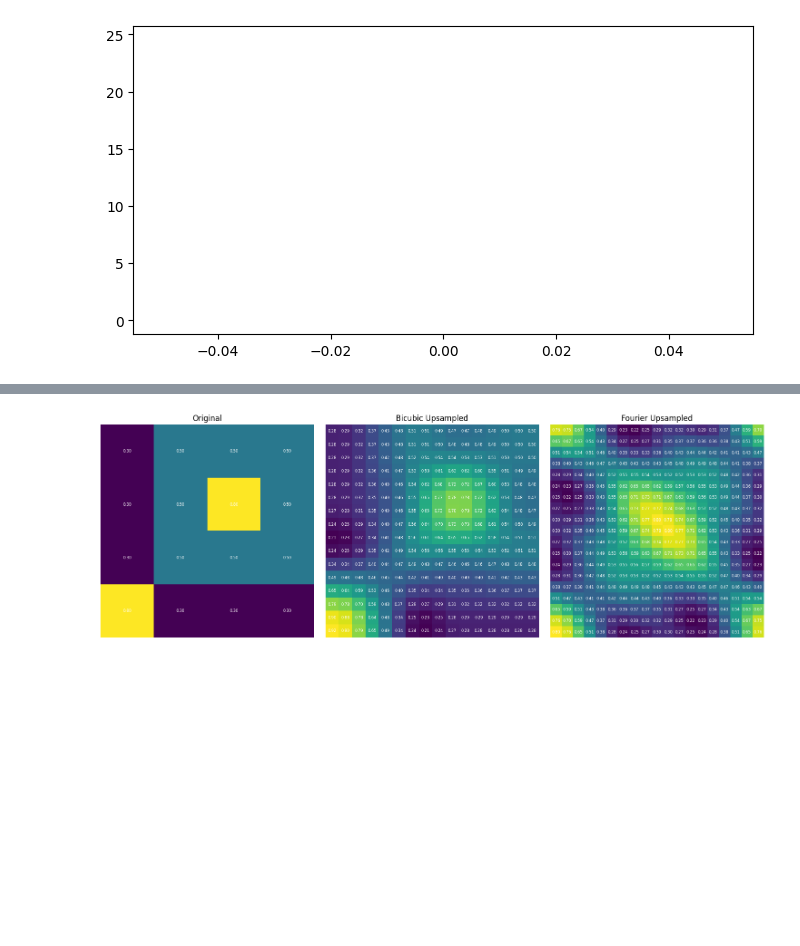
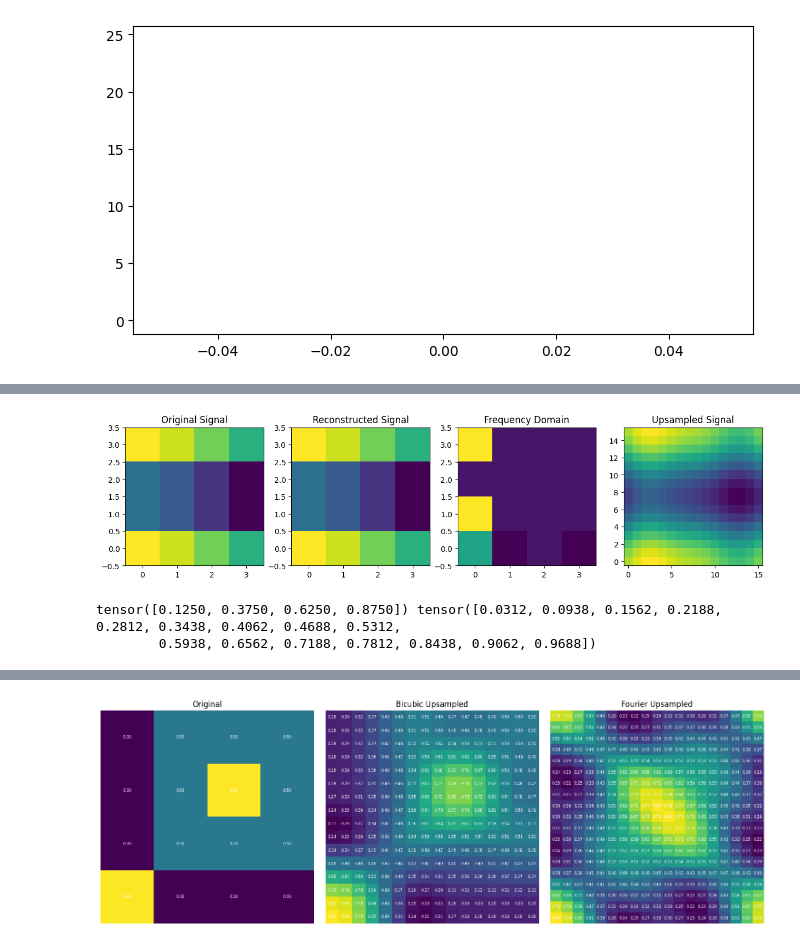
Before and after one commit to tpharmsen/AutoregressiveNeuralOperators, a Jupyter notebook: test.ipynb, the cells around one changed output, grey strips where cells are left out. Drawn from its saved outputs; the diff is of its cells as text; code cells hidden in the pictures; blank space fills up the shorter version.

Commit message:
2d fourier interpolation bug fixes

```diff
--- a/test.ipynb
+++ b/test.ipynb
@@ -285,0 +276,75 @@ tensor([ 2.0000e+00,  6.0000e-01,  3.5763e-07, -2.0000e-01, -1.5000e+00,
+# %%
+old_size = 4
+new_size = 16
+
+pos = torch.linspace(0 + 1/(2 * old_size), 1 - 1/(2 * old_size), old_size)
+X, Y = torch.meshgrid(pos, pos, indexing="ij")
+
+kx = 1  # Frequency in x-direction
+ky = 1/3  # Frequency in y-direction
+A = 3
+B = 2#np.sqrt(2)
+cosine_tensor = A * torch.cos(2 * torch.pi * kx * X) + B * torch.cos(2 * torch.pi * ky * Y)
+cosine_tensor = cosine_tensor.to(torch.complex64)  # Match dtype
+signal = cosine_tensor
+#print('signal:', torch.round(signal.real*10)/10)
+# Compute frequency grid
+freq_x = torch.fft.fftfreq(old_size) * old_size
+freq_y = torch.fft.fftfreq(old_size) * old_size
+#print(freq_x)
+#freq_x = torch.fft.fftshift(freq_x)
+#freq_y = torch.fft.fftshift(freq_y)
+#print(freq_x)
+print(torch.round(torch.fft.fft2(signal, norm='backward').real*100)/100)
+
+# 2D Discrete Fourier Transform (Manual DFT)
+exp_matrix_x = torch.exp(-2j * torch.pi * torch.outer(pos, freq_x))
+
+exp_matrix_y = torch.exp(-2j * torch.pi * torch.outer(pos, freq_y))
+
+freq_coeff = torch.matmul(torch.matmul(exp_matrix_x.H, signal), exp_matrix_y)
+#freq_coeff = torch.matmul(exp_matrix_y.T, torch.matmul(exp_matrix_x.T, signal))
+
+print()
+print(torch.round(freq_coeff.real*100)/100)
+ifft_matrix_x = torch.exp(2j * torch.pi * torch.outer(freq_x, pos))
+
+ifft_matrix_y = torch.exp(2j * torch.pi * torch.outer(freq_y, pos))
+#timest_freq = ifft_matrix_x @ freq_coeff @ ifft_matrix_y
+#timest_freq = torch.matmul(torch.matmul(ifft_matrix_x.T, freq_coeff), ifft_matrix_y.T)
+timest_freq = torch.matmul(torch.matmul(ifft_matrix_y.H, freq_coeff), ifft_matrix_x)
+
+upscaled_coeff = torch.zeros((new_size, new_size), dtype=torch.complex64)
+min_idx = (new_size - old_size) // 2
+upscaled_coeff[min_idx:min_idx+old_size, min_idx:min_idx+old_size] = torch.fft.fftshift(freq_coeff)
+upscaled_coeff = torch.fft.ifftshift(upscaled_coeff)
+# Compute new frequency grid
+freq_x2 = torch.fft.fftfreq(new_size) * new_size
+freq_y2 = torch.fft.fftfreq(new_size) * new_size
+#freq_x2 = torch.fft.fftshift(freq_x2)
+#freq_y2 = torch.fft.fftshift(freq_y2)
+#print(freq_x2)
+# Compute new position grids
+pos2 = torch.linspace(0 + 1/(2 * new_size), 1 - 1/(2 * new_size), new_size)
+
+# 2D Inverse Discrete Fourier Transform (Manual IDFT)
+exp_matrix_x2 = torch.exp(2j * torch.pi * torch.outer(freq_x2, pos2))
+exp_matrix_y2 = torch.exp(2j * torch.pi * torch.outer(freq_y2, pos2))
+#upscaled_signal = exp_matrix_x2 @ upscaled_coeff @ exp_matrix_y2
+#upscaled_signal = torch.matmul(torch.matmul(exp_matrix_x2.T, upscaled_coeff), exp_matrix_y2.T)
+upscaled_signal = torch.matmul(torch.matmul(exp_matrix_x2.H, upscaled_coeff), exp_matrix_y2)
+
+# Plot the results
+fig, axes = plt.subplots(1, 4, figsize=(15, 5))
+axes[0].imshow(signal.real, origin='lower')
+axes[0].set_title("Original Signal")
+axes[1].imshow(timest_freq.real, origin='lower')
+axes[1].set_title("Reconstructed Signal")
+axes[2].imshow(freq_coeff.real, origin='lower')
+axes[2].set_title("Frequency Domain")
+axes[3].imshow(upscaled_signal.real, origin='lower')
+axes[3].set_title("Upsampled Signal")
+plt.show()
+#print(torch.round(upscaled_signal.real))
+print(pos, pos2)
+# %% [output]
@@ -285,0 +360,3 @@ tensor([ 2.0000e+00,  6.0000e-01,  3.5763e-07, -2.0000e-01, -1.5000e+00,
+[figure, added]
+tensor([0.1250, 0.3750, 0.6250, 0.8750]) tensor([0.0312, 0.0938, 0.1562, 0.2188, 0.2812, 0.3438, 0.4062, 0.4688, 0.5312,
+        0.5938, 0.6562, 0.7188, 0.7812, 0.8438, 0.9062, 0.9688])
```
Also changed, not shown: parts of 4 cells of this notebook.
